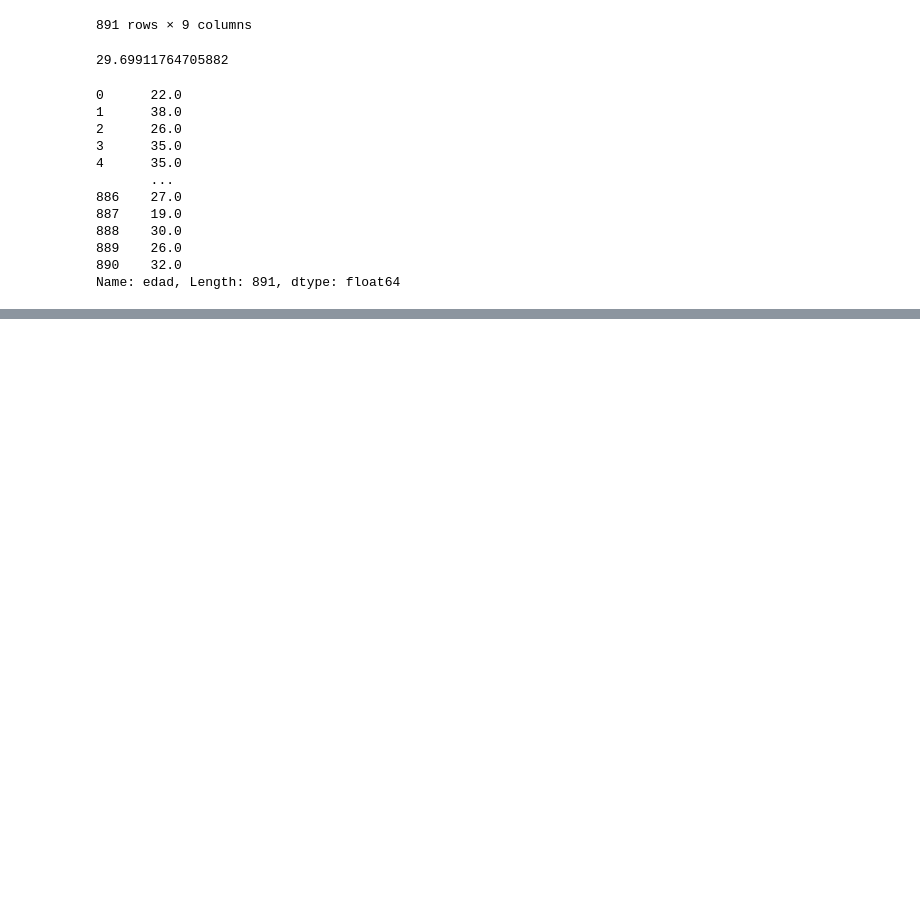
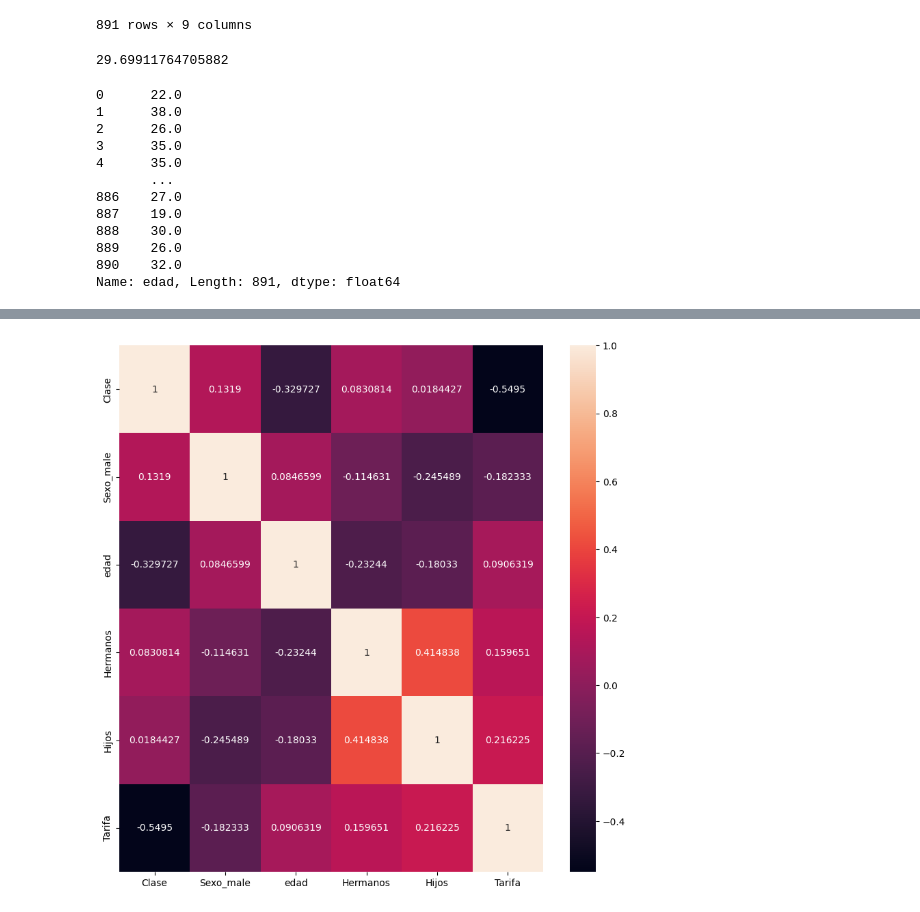
Before and after one commit to Vagarh/University-specialization-in-analytics-and-big-data-IU-DIGITAL, a Jupyter notebook: Introduccion_a_Python.ipynb, the cells around one changed output, grey strips where cells are left out. Saved outputs shown, nothing was run; the diff lists cells and outputs as text; code cells hidden in the pictures; blank space fills up the shorter version.

```diff
--- a/Introduccion_a_Python.ipynb
+++ b/Introduccion_a_Python.ipynb
@@ -574,0 +559,6 @@ df
+# %%
+promedio=30
+df["edad"].replace(np.nan,promedio, inplace=True)
+# %%
+Features = df[["Clase", "Sexo_male", "edad", "Hermanos", "Hijos", "Tarifa"]]
+Caracteristicas = Features.columns
@@ -574,0 +573,7 @@ df
+# %%
+Matriz_Correlacion = Features.corr()
+plt.figure(figsize=(10,10))
+ax = sns.heatmap(Matriz_Correlacion, annot=True, fmt='g', xticklabels = Caracteristicas, yticklabels = Caracteristicas)
+plt.show()
+# %% [output]
+[figure, added]
```
Also changed, not shown: parts of 16 cells of this notebook.
